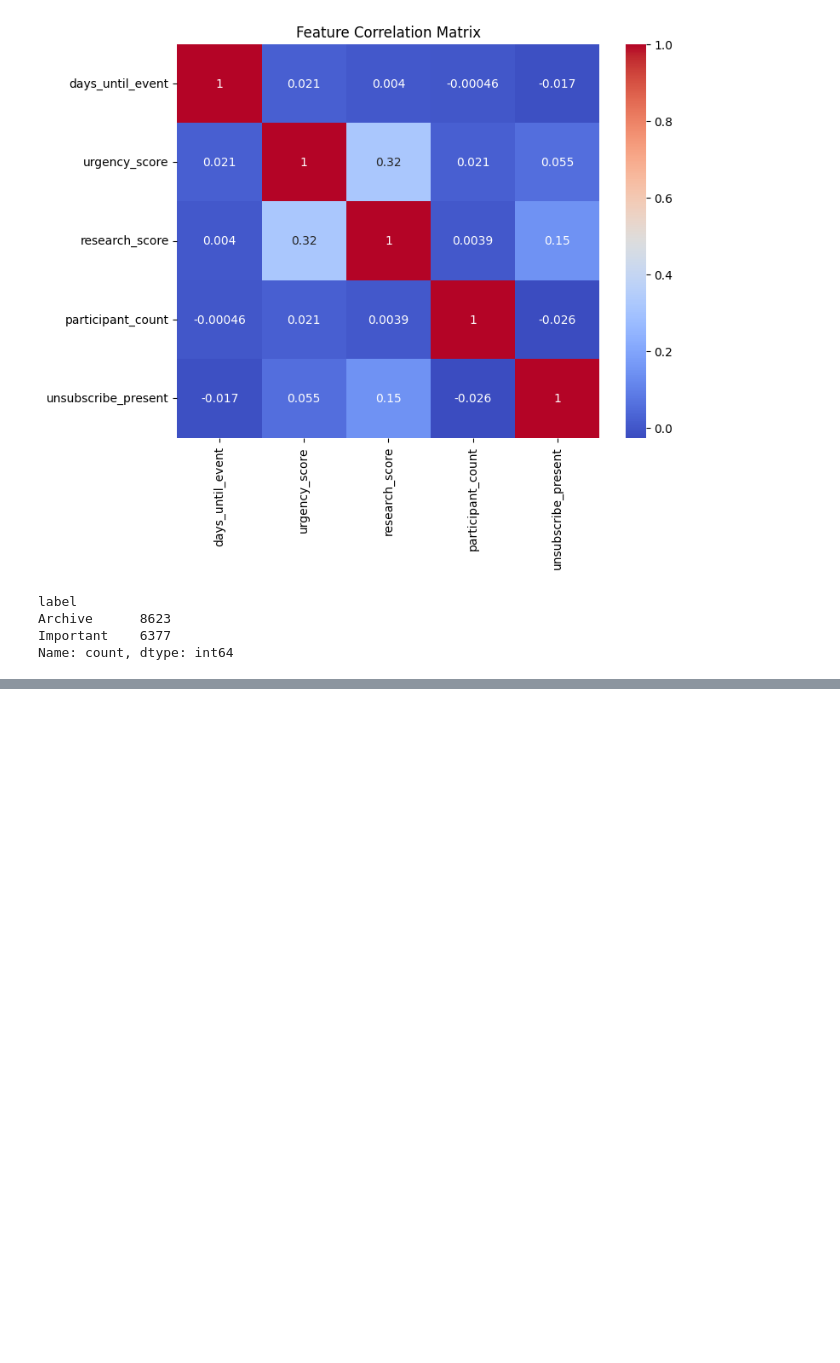
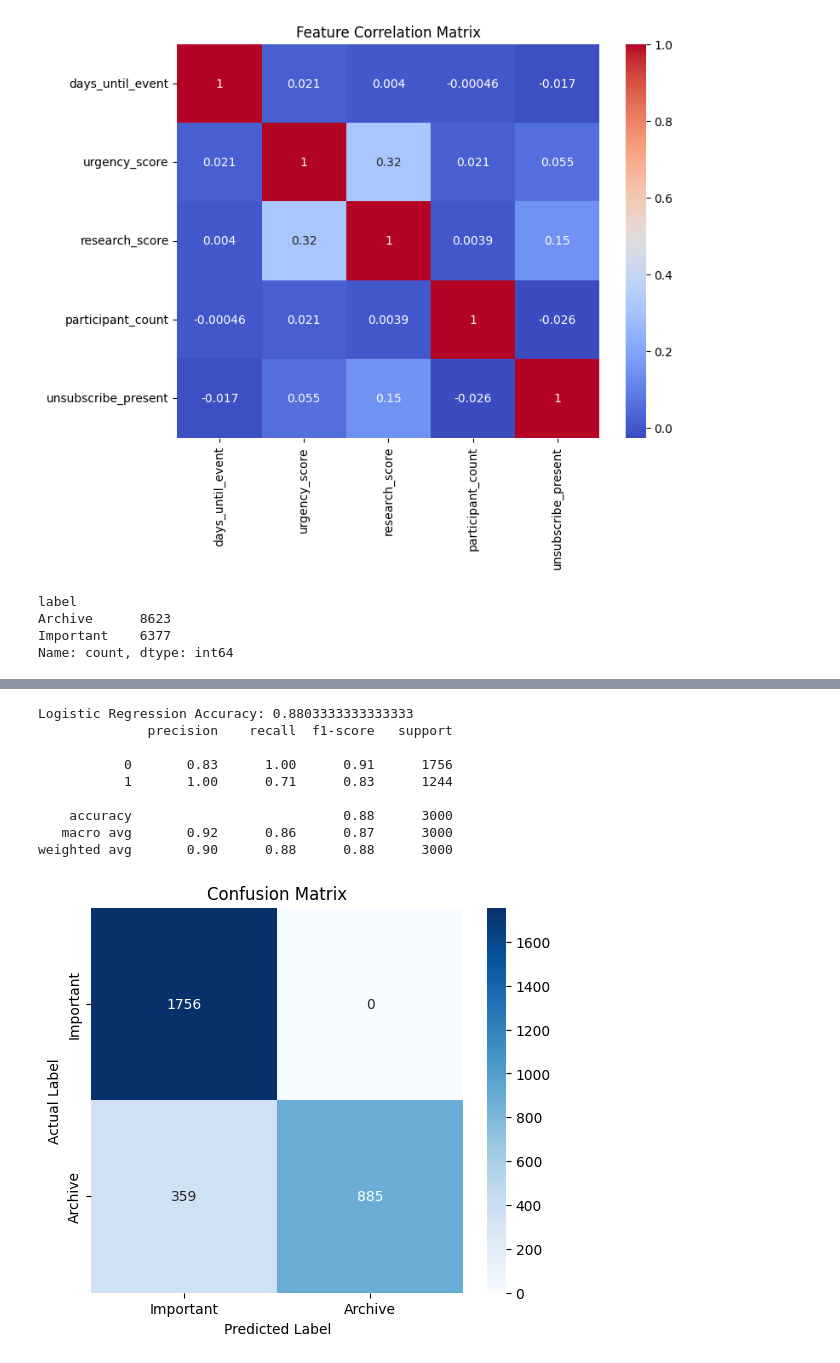
Before and after one commit to elijah902/email-sorter, a Jupyter notebook: notebooks/preprocessing.ipynb, the cells around one changed output, grey strips where cells are left out. Cells and saved outputs as stored; diff of their text form; code cells hidden in the pictures; blank space fills up the shorter version.

```diff
--- a/notebooks/preprocessing.ipynb
+++ b/notebooks/preprocessing.ipynb
@@ -364,0 +334,31 @@ Usable by anyone
+# %%
+# Linear regression
+
+lin_model = LogisticRegression(max_iter=200)
+lin_model.fit(X_train, y_train)
+y_pred_lin = lin_model.predict(X_test)
+print("Logistic Regression Accuracy:", accuracy_score(y_test, y_pred_lin))
+print(classification_report(y_test, y_pred_lin))
+
+
+cm = confusion_matrix(y_test, y_pred_lin)
+
+plt.figure(figsize=(6, 5))
+sns.heatmap(cm, annot=True, fmt='d', cmap='Blues',
+            xticklabels=['Important', 'Archive'],
+            yticklabels=['Important', 'Archive'])
+plt.ylabel('Actual Label')
+plt.xlabel('Predicted Label')
+plt.title('Confusion Matrix')
+plt.show()
+# %% [output]
+Logistic Regression Accuracy: 0.8803333333333333
+              precision    recall  f1-score   support
+
+           0       0.83      1.00      0.91      1756
+           1       1.00      0.71      0.83      1244
+
+    accuracy                           0.88      3000
+   macro avg       0.92      0.86      0.87      3000
+weighted avg       0.90      0.88      0.88      3000
+[figure, added]
```
Also changed, not shown: parts of 3 cells of this notebook.
